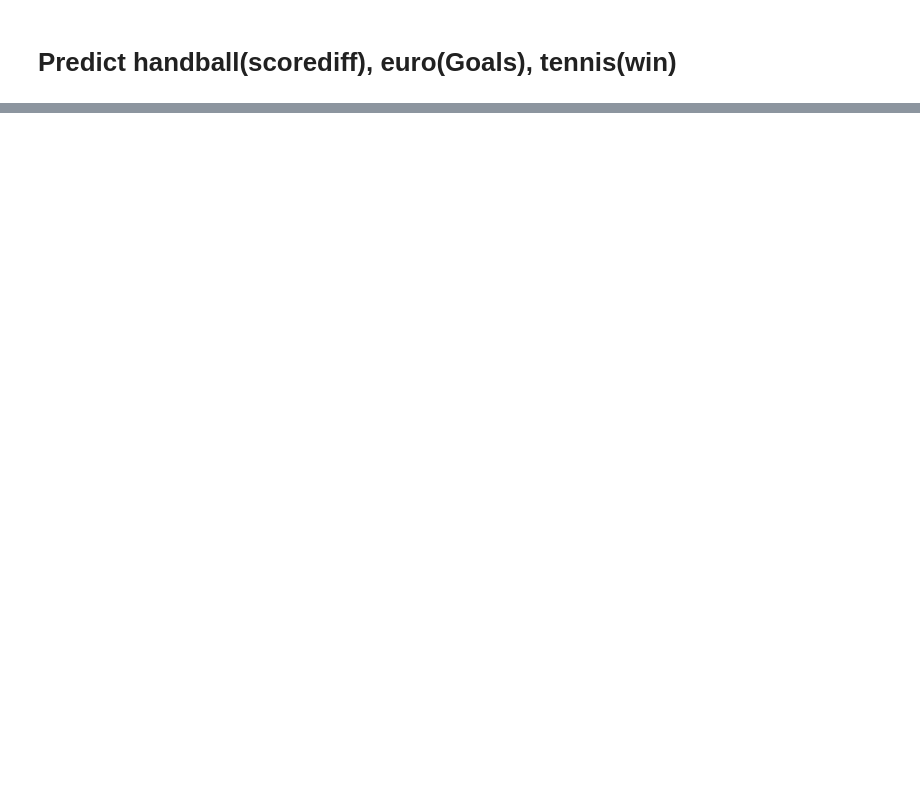
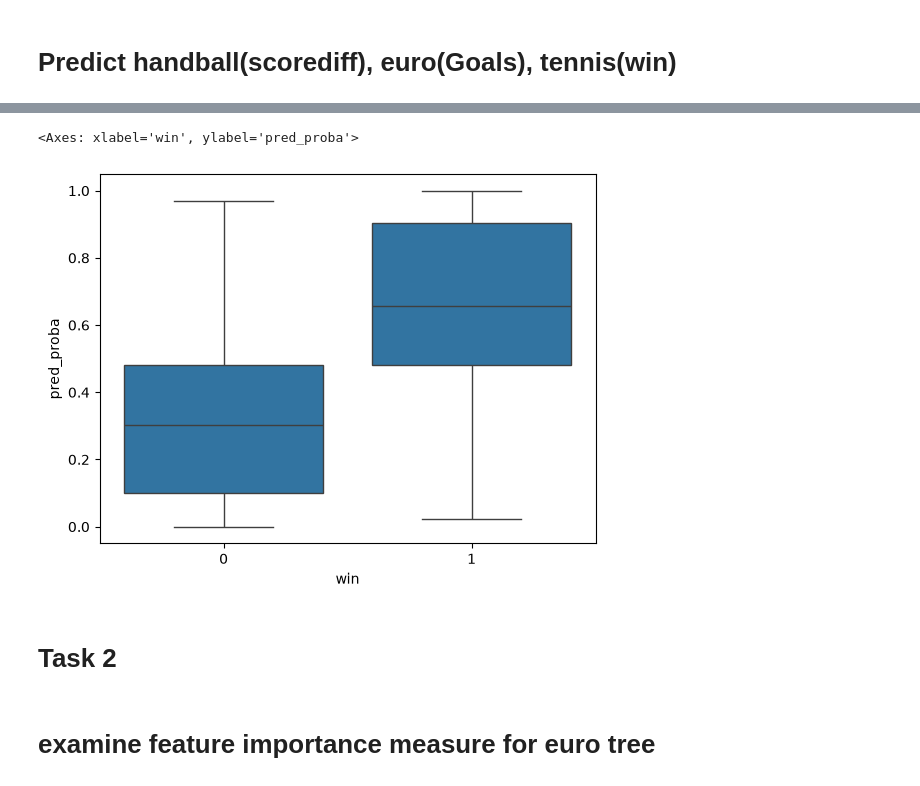
Before and after one commit to TuDCaseStudies26/CS2, a Jupyter notebook: sheet2/taski.ipynb, the cells around one changed output, grey strips where cells are left out. Saved outputs shown, nothing was run; the diff lists cells and outputs as text; code cells hidden in the pictures; blank space fills up the shorter version.

```diff
--- a/sheet2/taski.ipynb
+++ b/sheet2/taski.ipynb
@@ -125,0 +182,6 @@ sum(handball_diff)
+# %%
+# tennis
+tennis_pred_prob: np.ndarray = tennis_tree.predict_proba(tennis_feat_df)[:,1]
+tennis_10_biggest_diff: pd.Series = (tennis_pred_prob - tennis_res).abs().nlargest(10)
+
+tennis_df.loc[tennis_10_biggest_diff.index]
@@ -125,0 +233,10 @@ sum(handball_diff)
+# %%
+tennis_df["pred_proba"] = tennis_pred_prob
+sns.boxplot(x="win", y="pred_proba", data=tennis_df)
+# %% [output]
+<Axes: xlabel='win', ylabel='pred_proba'>
+[figure, added]
+# %% [markdown]
+# Task 2
+# %% [markdown]
+# examine feature importance measure for euro tree
```
Also changed, not shown: parts of 23 cells of this notebook, 2 other files.
